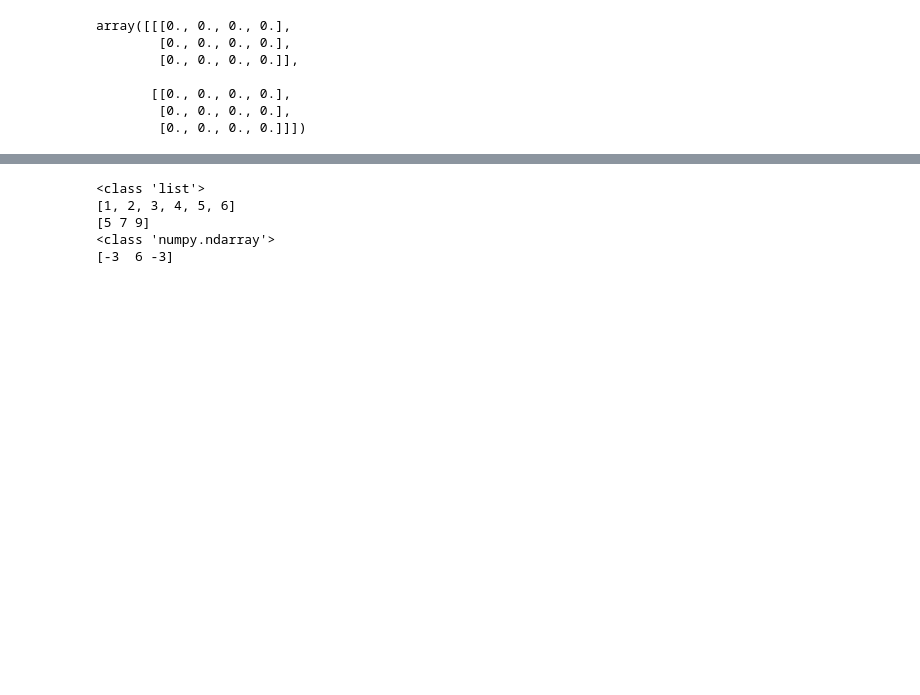
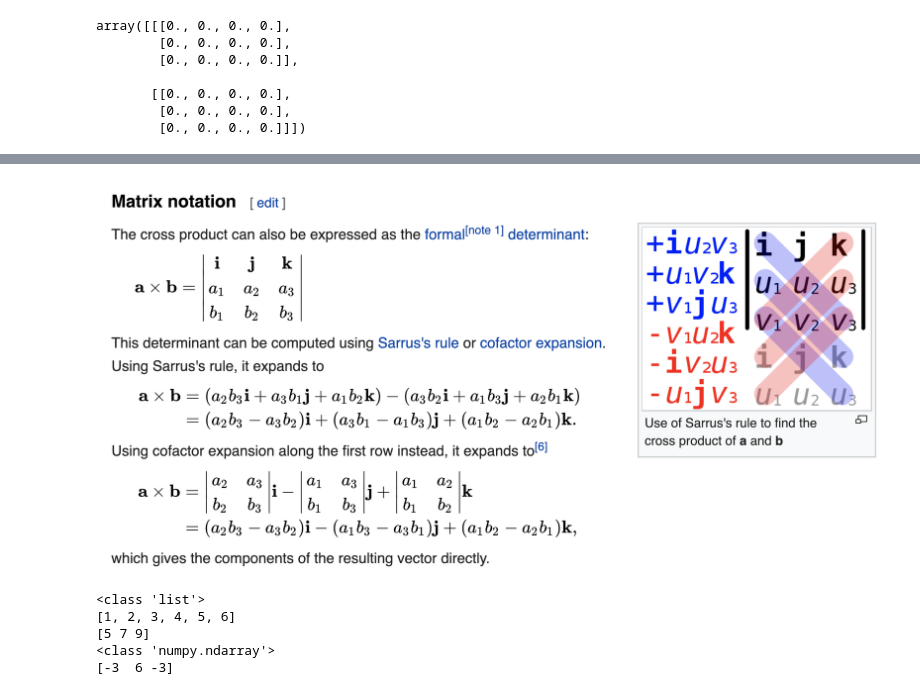
Before and after one commit to kwarodom/100DaysMLCodeChallenge, a Jupyter notebook: Week1 All Basics/Lecture3 Basic Math/1. Linear Algebra/Linear Algebra for Data Scientists.ipynb, the cells around one changed output, grey strips where cells are left out. Saved outputs shown, nothing was run; the diff lists cells and outputs as text; code cells hidden in the pictures; blank space fills up the shorter version.

```diff
--- a/Week1 All Basics/Lecture3 Basic Math/1. Linear Algebra/Linear Algebra for Data Scientists.ipynb
+++ b/Week1 All Basics/Lecture3 Basic Math/1. Linear Algebra/Linear Algebra for Data Scientists.ipynb
@@ -124 +156,7 @@ array([[[0., 0., 0., 0.],
+# %%
+image = image_path + '/cross product2.png'
+Image(image, width=pilimg.open(image).size[0]*0.5, height=pilimg.open(image).size[1]*0.5)
+# ref: https://en.wikipedia.org/wiki/Cross_product
+# %% [output]
+[figure, added]
 # %%
```
Also changed, not shown: parts of 12 cells of this notebook.
